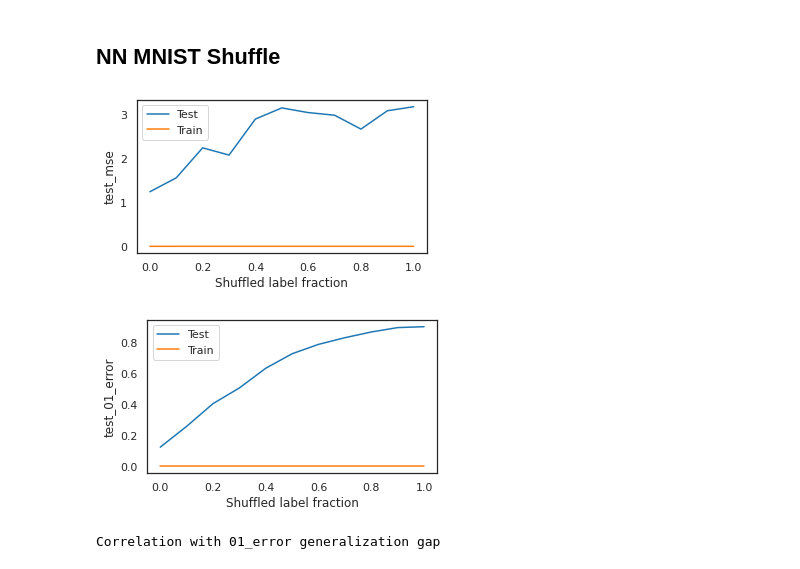
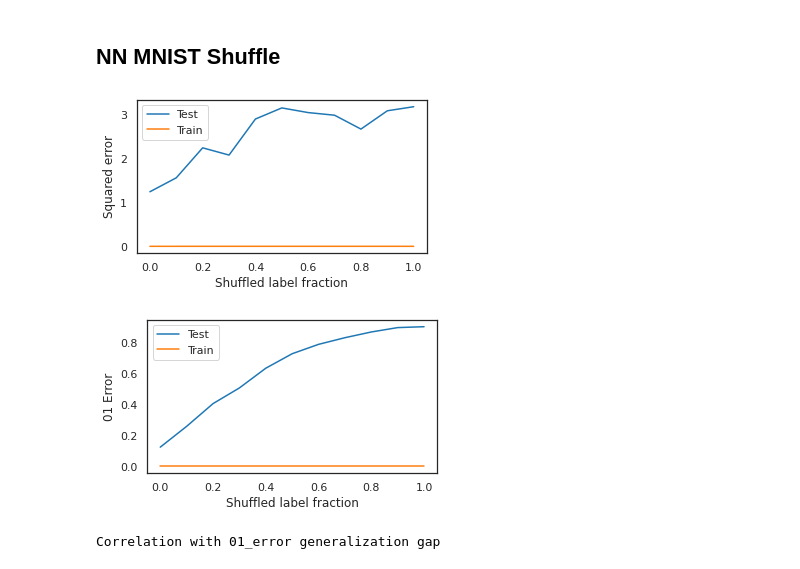
Before and after one commit to rflperry/double_descent, a Jupyter notebook: experiments/paper_figures.ipynb, the cells around one changed output. Saved outputs shown, nothing was run; the diff lists cells and outputs as text; code cells hidden in the pictures.

Commit message:
update figure caption

```diff
--- a/experiments/paper_figures.ipynb
+++ b/experiments/paper_figures.ipynb
@@ -775,32 +775,33 @@ df = df.groupby(
 # %%
 sns.set_context('notebook')
 plot_df = df
 x_var = 'shuffle_label_frac'
 
 for metric, ylab in [('mse', 'Squared error'), ('01_error', '01 Error')]:
     train_error = f'train_{metric}'
     test_error = f'test_{metric}'
 
     fig, ax = plt.subplots(1, 1, figsize=(5, 3), sharex=True)
 
     sns.lineplot(
         data=df, x=x_var, y=test_error,
         ax=ax, label='Test')
     sns.lineplot(
         data=df, x=x_var, y=train_error,
         ax=ax, label='Train')
 
     # plt.yscale('log')
     # plt.ylabel(ylab)
+    plt.ylabel(ylab)
     plt.xlabel('Shuffled label fraction')
     plt.legend()
     plt.tight_layout()
     if SAVE_FIGURES:
         plt.savefig(f'./figures/{algo}_{dataset}_{metric}_vs_label_shuffle.pdf')
     plt.show()
 # %% [output]
-[figure, old version]
+[figure, new version]
-[figure, old version]
+[figure, new version]
 # %%
 for metric in ["01_error", 'mse']:
     train_error = f'train_{metric}'
```
Also changed, not shown: 2 other files.
